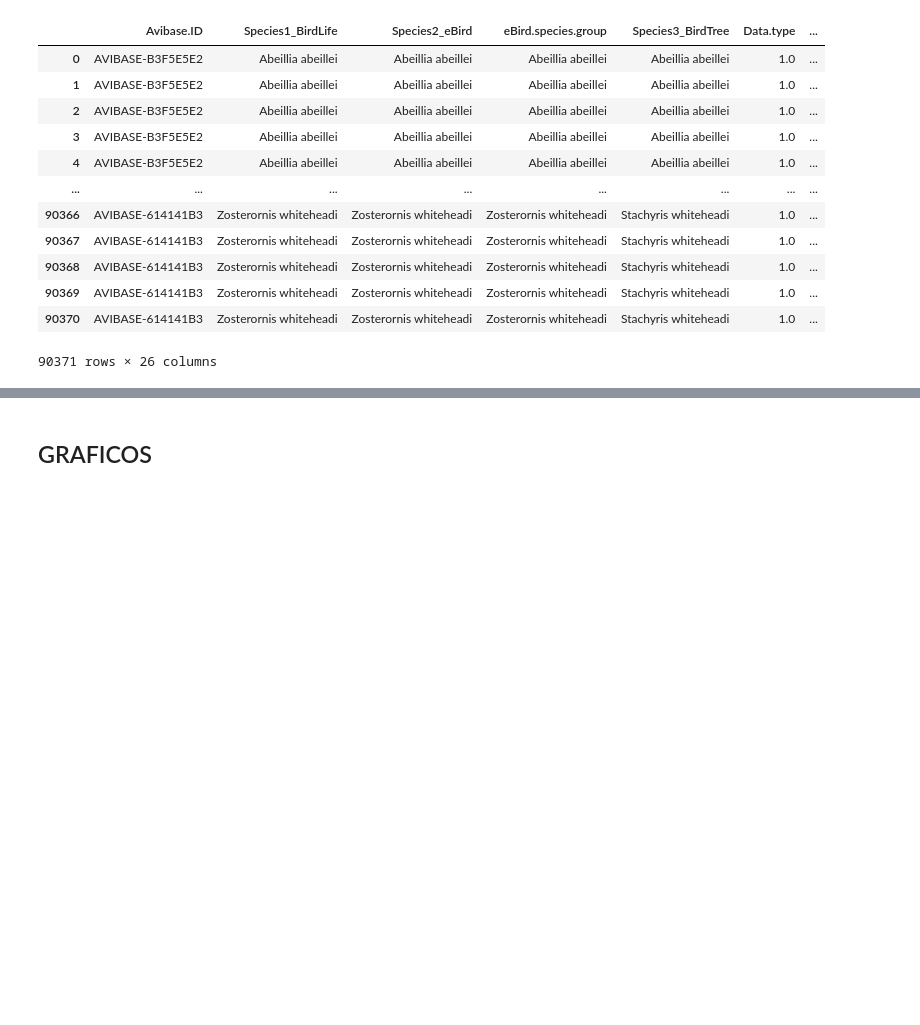
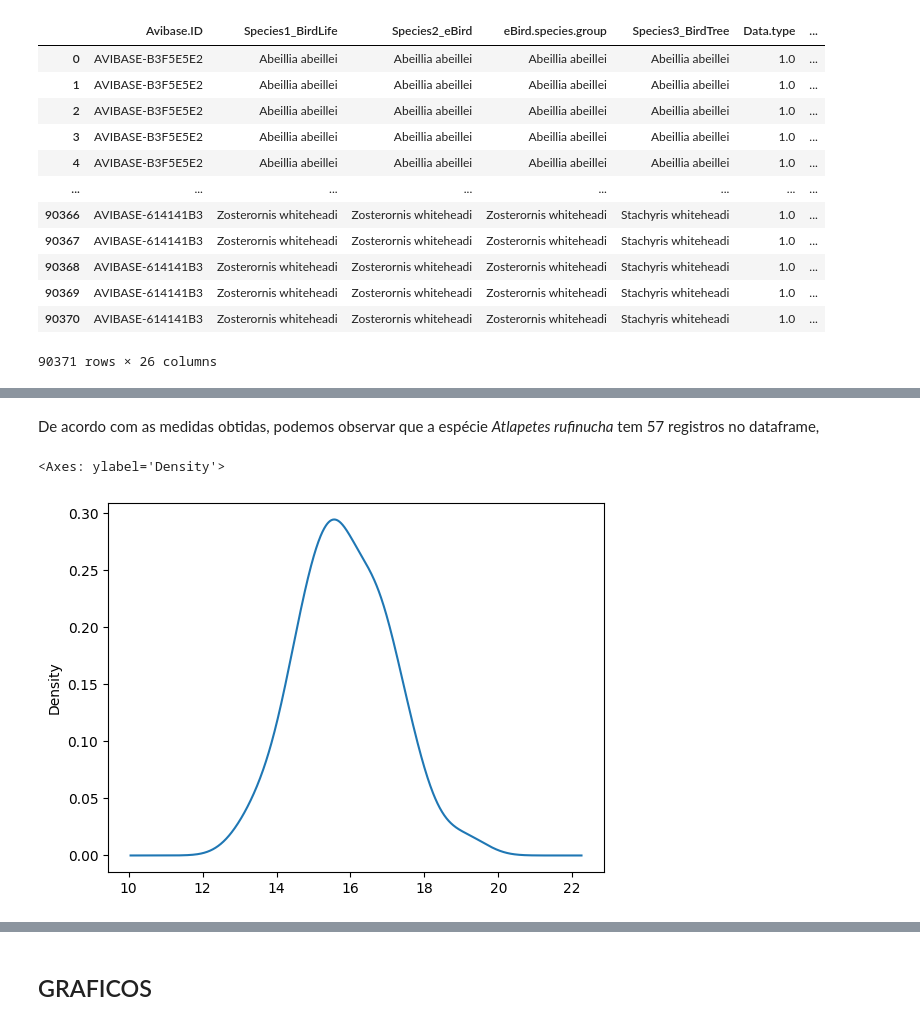
Before and after one commit to helocano/tiamat, a Jupyter notebook: MainTiamat_HeloisaCano.ipynb, the cells around one changed output, grey strips where cells are left out. Drawn from its saved outputs; the diff is of its cells as text; code cells hidden in the pictures; blank space fills up the shorter version.

```diff
--- a/MainTiamat_HeloisaCano.ipynb
+++ b/MainTiamat_HeloisaCano.ipynb
@@ -204,0 +421,9 @@ df_filtrado
+# %%
+def cria_dataframe_individual_para_especie(especie, dataframe = df_filtrado):
+    """Cria um dataframe separado para uma espécie em específico, com base no dataframe original"""
+
+    novo_df = dataframe.copy()
+    logica = dataframe["especie1_BirdLife"] == especie
+    novo_df = novo_df[logica]
+
+    return novo_df
@@ -204,0 +432,9 @@ df_filtrado
+# %%
+df_brunneiventris = cria_dataframe_individual_para_especie("Diglossa brunneiventris")
+df_striaticollis = cria_dataframe_individual_para_especie("Mionectes striaticollis")
+df_olivacea = cria_dataframe_individual_para_especie("Cyanomitra olivacea")
+df_virens = cria_dataframe_individual_para_especie("Eurillas virens")
+df_rufinucha = cria_dataframe_individual_para_especie("Atlapetes rufinucha")
+df_pallatangae = cria_dataframe_individual_para_especie("Elaenia pallatangae")
+df_cyanea = cria_dataframe_individual_para_especie("Diglossa cyanea")
+df_cabanisi = cria_dataframe_individual_para_especie("Phyllastrephus cabanisi")
@@ -204,0 +461,2 @@ df_filtrado
+# %% [markdown]
+De acordo com as medidas obtidas, podemos observar que a espécie _Atlapetes rufinucha_ tem 57 registros no dataframe,
@@ -204,0 +475,6 @@ df_filtrado
+# %%
+#df_rufinucha['comprimento_bico_culmen'].hist(bins=5)
+df_rufinucha['comprimento_bico_culmen'].plot(kind='kde')
+# %% [output]
+<Axes: ylabel='Density'>
+[figure, added]
```
Also changed, not shown: parts of 74 cells of this notebook.
